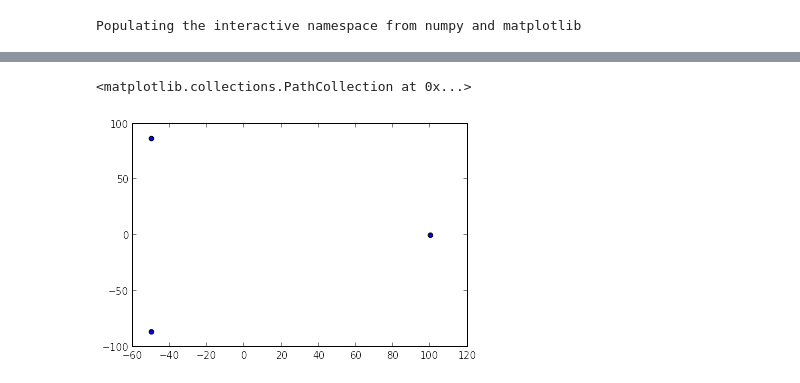
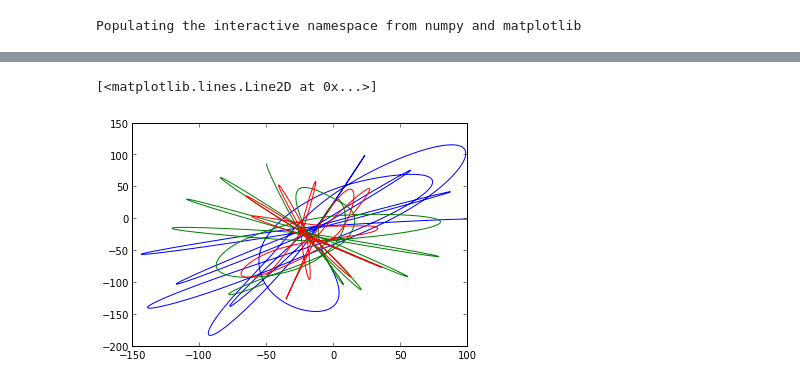
Before and after one commit to JuanRAlvarez/Tarea-6, a Jupyter notebook: Punto-2/Gráficas.ipynb, the cells around one changed output, grey strips where cells are left out. Drawn from its saved outputs; the diff is of its cells as text; code cells hidden in the pictures.

```diff
--- a/Punto-2/Gráficas.ipynb
+++ b/Punto-2/Gráficas.ipynb
@@ -23,7 +5,8 @@ ax.plot(data[:,6],data[:,7],data[:,8])
-# %%
-scatter(data[0,0],data[0,1])
-scatter(data[0,3],data[0,4])
-scatter(data[0,6],data[0,7])
-# %% [output]
-<matplotlib.collections.PathCollection at 0x...>
-[figure, removed]
+# %%
+datos = loadtxt("3cuerpos.dat")
+plot(datos[:,0],datos[:,1])
+plot(datos[:,3],datos[:,4])
+plot(datos[:,6],datos[:,7])
+# %% [output]
+[<matplotlib.lines.Line2D at 0x...>]
+[figure, added]
```
Also changed, not shown: parts of 4 cells of this notebook, 35 other files.
